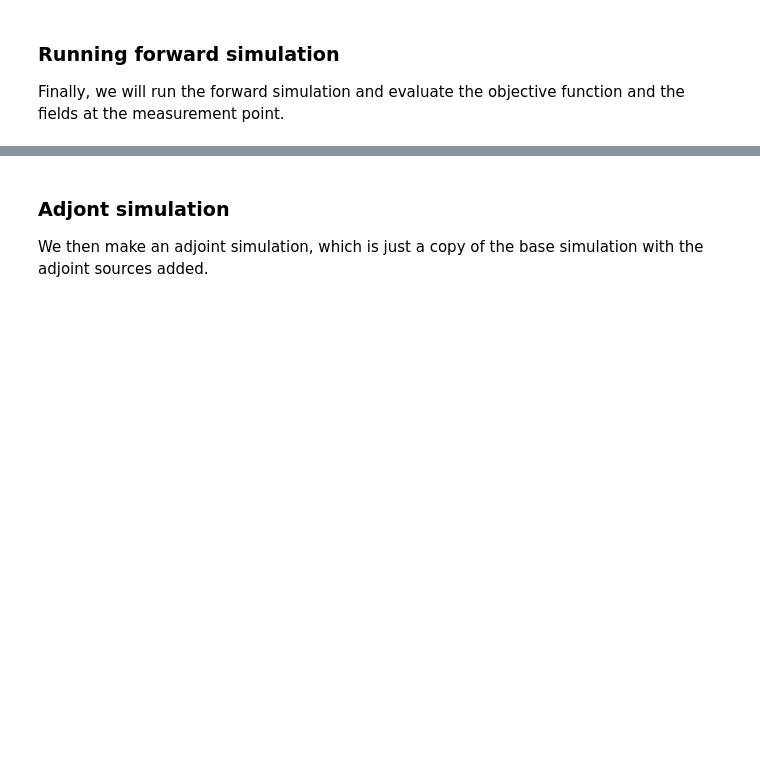
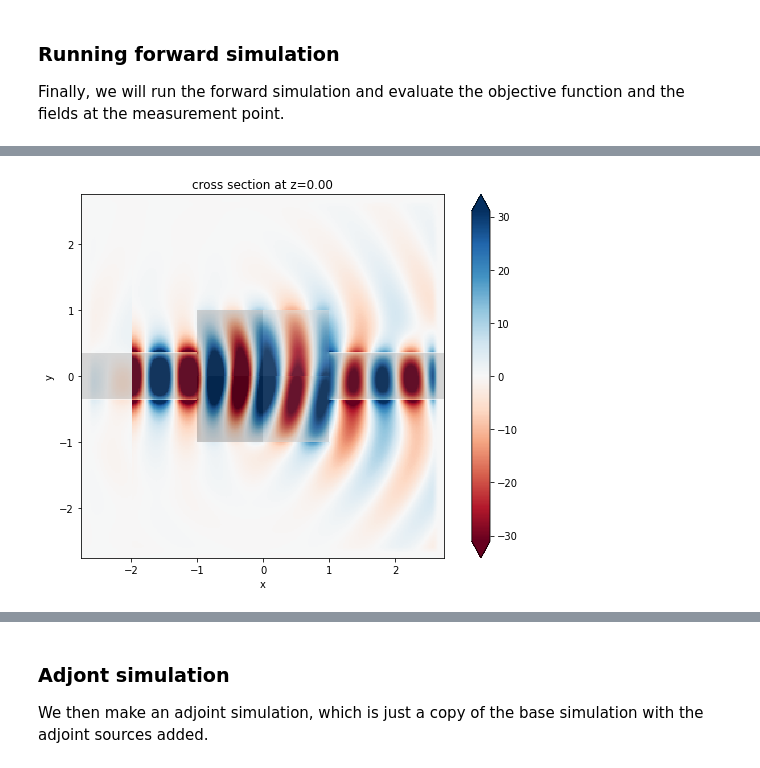
Before and after one commit to flexcompute-readthedocs/tidy3d-docs, a Jupyter notebook: docs/source/notebooks/Adjoint.ipynb, the cells around one changed output, grey strips where cells are left out. Drawn from its saved outputs; the diff is of its cells as text; code cells hidden in the pictures; blank space fills up the shorter version.

```diff
--- a/docs/source/notebooks/Adjoint.ipynb
+++ b/docs/source/notebooks/Adjoint.ipynb
@@ -279,5 +281,10 @@ array(0.34523487)
 Coordinates:
     direction  <U1 '+'
+# %%
+fig, ax = plt.subplots(1, 1, tight_layout=True, figsize=(8, 6))
+ax = sim_data_forward.plot_field('field_pattern', 'Ey', val='real', freq=freq0, ax=ax)
+# %% [output]
+[figure, added]
 # %% [markdown]
 ## Adjoint Problem
 
```
Also changed, not shown: parts of 17 cells of this notebook, 2 other files.
